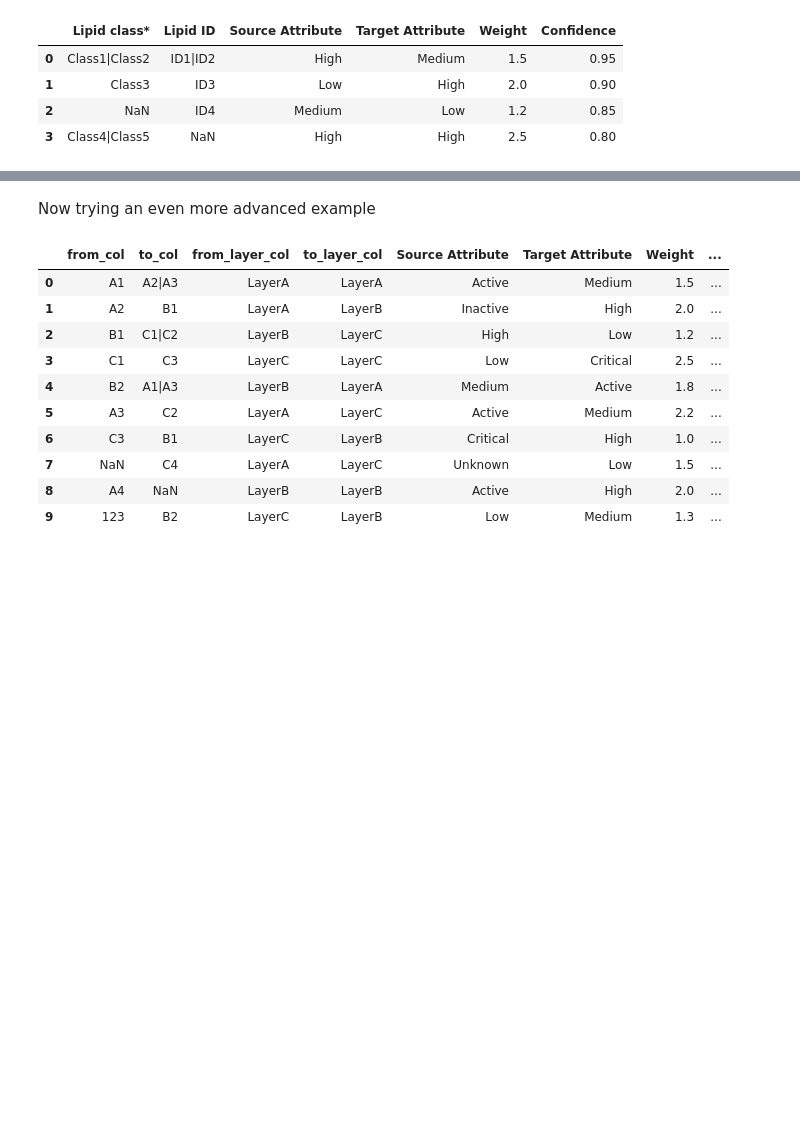
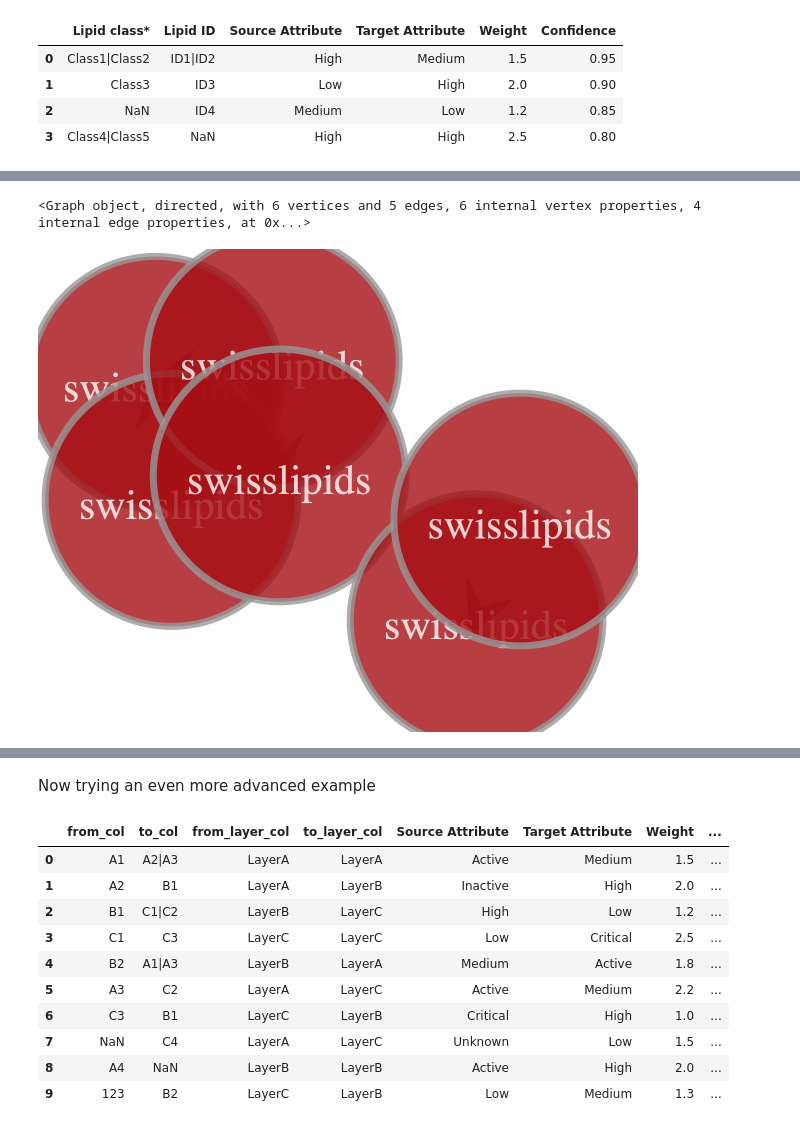
Before and after one commit to saezlab/lipinet, a Jupyter notebook: notebooks/multilayers.ipynb, the cells around one changed output, grey strips where cells are left out. Cells and saved outputs as stored; diff of their text form; code cells hidden in the pictures; blank space fills up the shorter version.

```diff
--- a/notebooks/multilayers.ipynb
+++ b/notebooks/multilayers.ipynb
@@ -341,0 +132,5 @@ Total rows skipped due to invalid node IDs: 4
+# %%
+df_swisslipids['from_layer_col'] = 'swisslipids'
+df_swisslipids['to_layer_col'] = 'swisslipids'
+
+df_swisslipids
@@ -341,0 +143,24 @@ Total rows skipped due to invalid node IDs: 4
+# %%
+network = MultilayerNetwork()
+
+# Define which columns are edge properties and node properties
+edge_property_cols = ['Weight', 'Confidence']
+from_node_property_cols = ['Source Attribute']
+to_node_property_cols = ['Target Attribute']
+
+# Add edges from the DataFrame
+network.add_edges_from_dataframe(
+    df=df_swisslipids,
+    from_col='Lipid class*',
+    to_col='Lipid ID',
+    from_layer_col='from_layer_col',
+    to_layer_col='from_layer_col',
+    edge_property_cols=edge_property_cols,
+    from_node_property_cols=from_node_property_cols,
+    to_node_property_cols=to_node_property_cols,
+    split_char='|',
+    create_missing=True,
+    skip_if_duplicate='exact',
+    verbose=True,
+    edge_property_mode='per-row'
+)
@@ -341,0 +185,4 @@ Total rows skipped due to invalid node IDs: 4
+# %%
+network.graph
+# %% [output]
+<Graph object, directed, with 6 vertices and 5 edges, 6 internal vertex properties, 4 internal edge properties, at 0x...>
@@ -341,0 +191,4 @@ Total rows skipped due to invalid node IDs: 4
+# %%
+graph_draw(network.graph, vertex_text=network.graph.vp['layer'])
+# %% [output]
+[figure, added]
```
Also changed, not shown: parts of 49 cells of this notebook, 1 other file.
